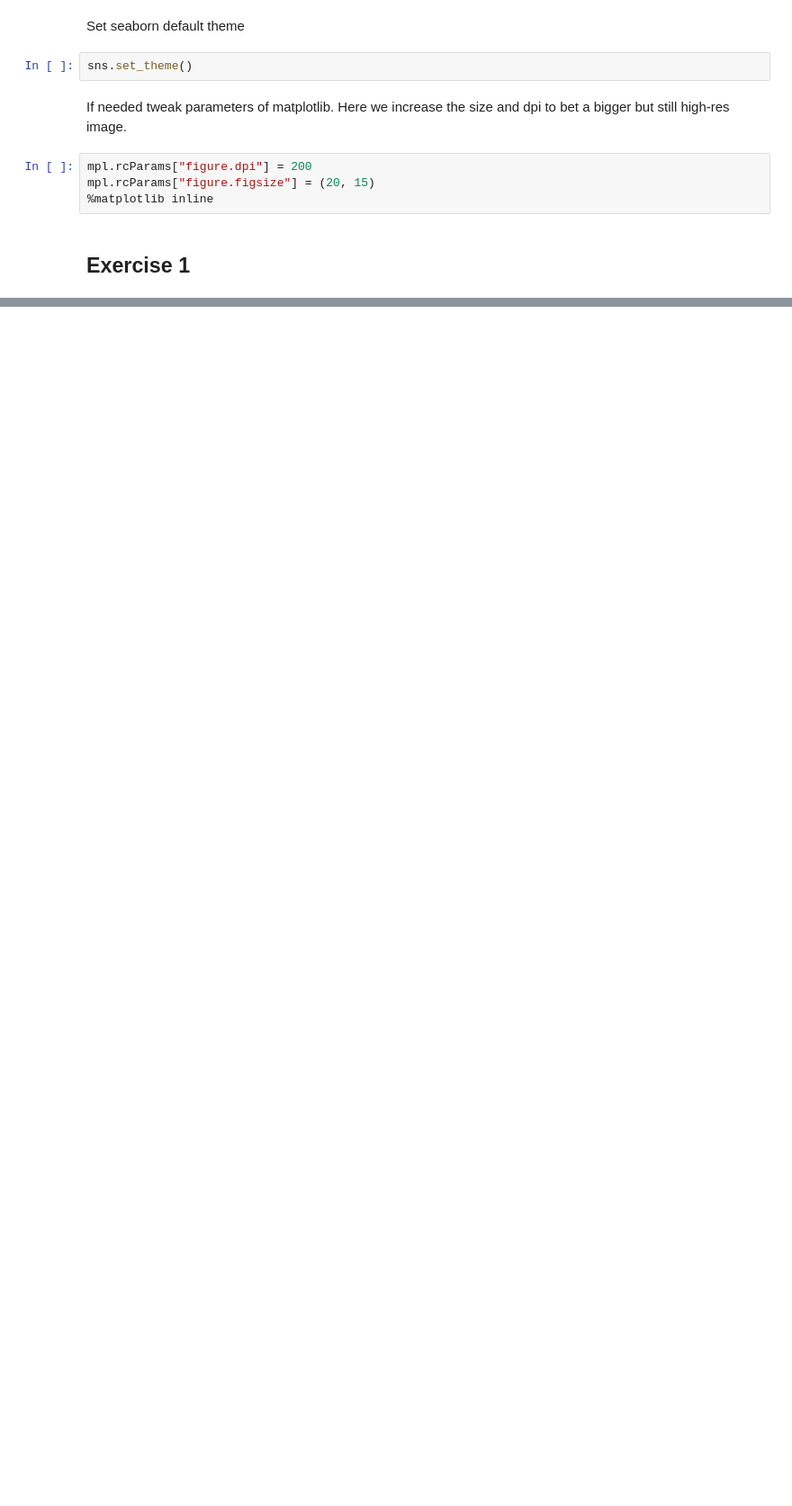
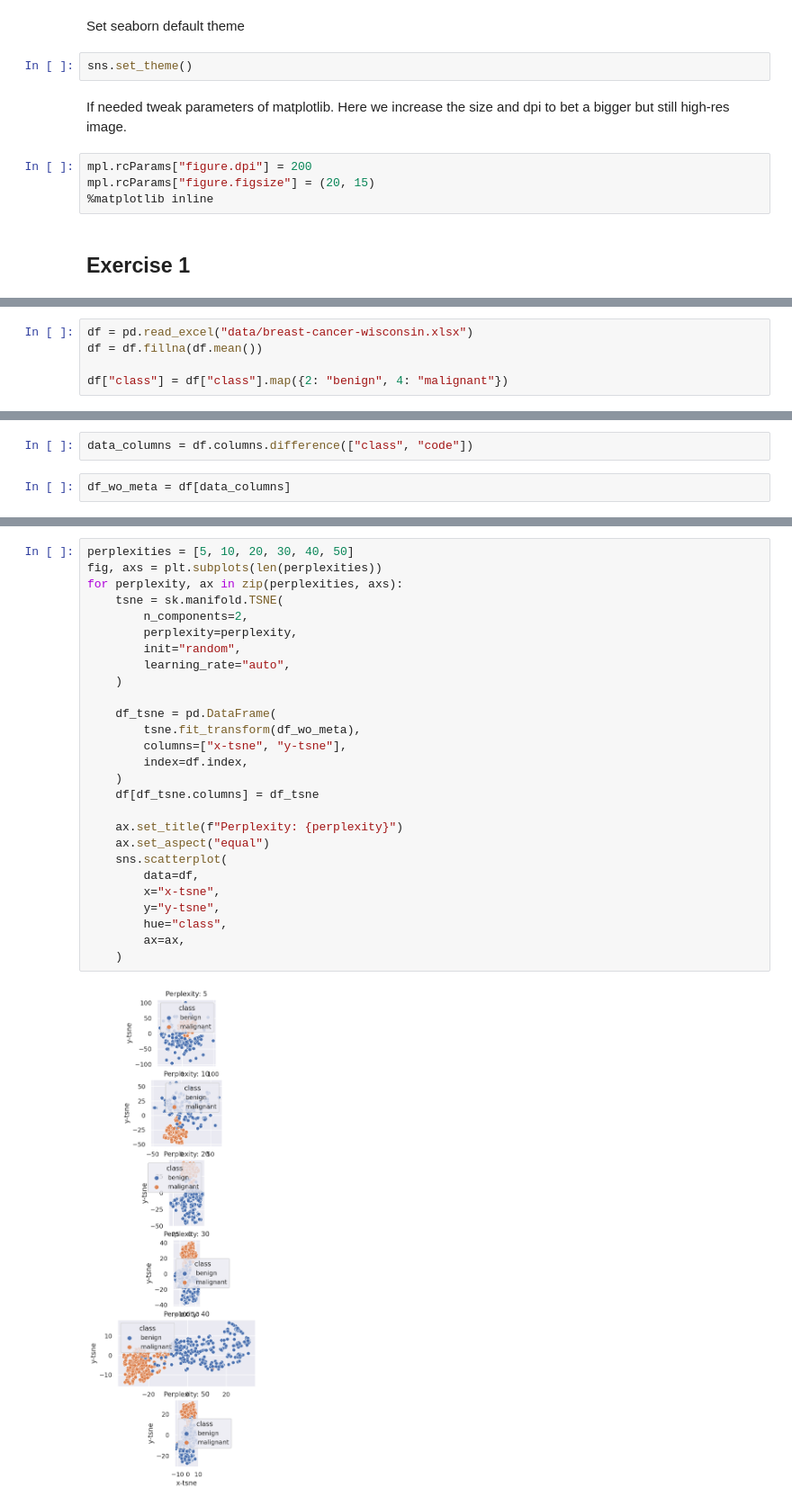
Before and after one commit to maringuu/visual-data-analysis, a Jupyter notebook: sheet04.ipynb, the cells around one changed output, grey strips where cells are left out. Shown at 90% size. Saved outputs shown, nothing was run; the diff lists cells and outputs as text; blank space fills up the shorter version.

```diff
--- a/sheet04.ipynb
+++ b/sheet04.ipynb
@@ -55,0 +64,5 @@ mpl.rcParams["figure.figsize"] = (20, 15)
+# %%
+df = pd.read_excel("data/breast-cancer-wisconsin.xlsx")
+df = df.fillna(df.mean())
+
+df["class"] = df["class"].map({2: "benign", 4: "malignant"})
@@ -55,0 +71,4 @@ mpl.rcParams["figure.figsize"] = (20, 15)
+# %%
+data_columns = df.columns.difference(["class", "code"])
+# %%
+df_wo_meta = df[data_columns]
@@ -55,0 +77,29 @@ mpl.rcParams["figure.figsize"] = (20, 15)
+# %%
+perplexities = [5, 10, 20, 30, 40, 50]
+fig, axs = plt.subplots(len(perplexities))
+for perplexity, ax in zip(perplexities, axs):
+    tsne = sk.manifold.TSNE(
+        n_components=2,
+        perplexity=perplexity,
+        init="random",
+        learning_rate="auto",
+    )
+
+    df_tsne = pd.DataFrame(
+        tsne.fit_transform(df_wo_meta),
+        columns=["x-tsne", "y-tsne"],
+        index=df.index,
+    )
+    df[df_tsne.columns] = df_tsne
+
+    ax.set_title(f"Perplexity: {perplexity}")
+    ax.set_aspect("equal")
+    sns.scatterplot(
+        data=df,
+        x="x-tsne",
+        y="y-tsne",
+        hue="class",
+        ax=ax,
+    )
+# %% [output]
+[figure, added]
```
Also changed, not shown: parts of 18 cells of this notebook.
